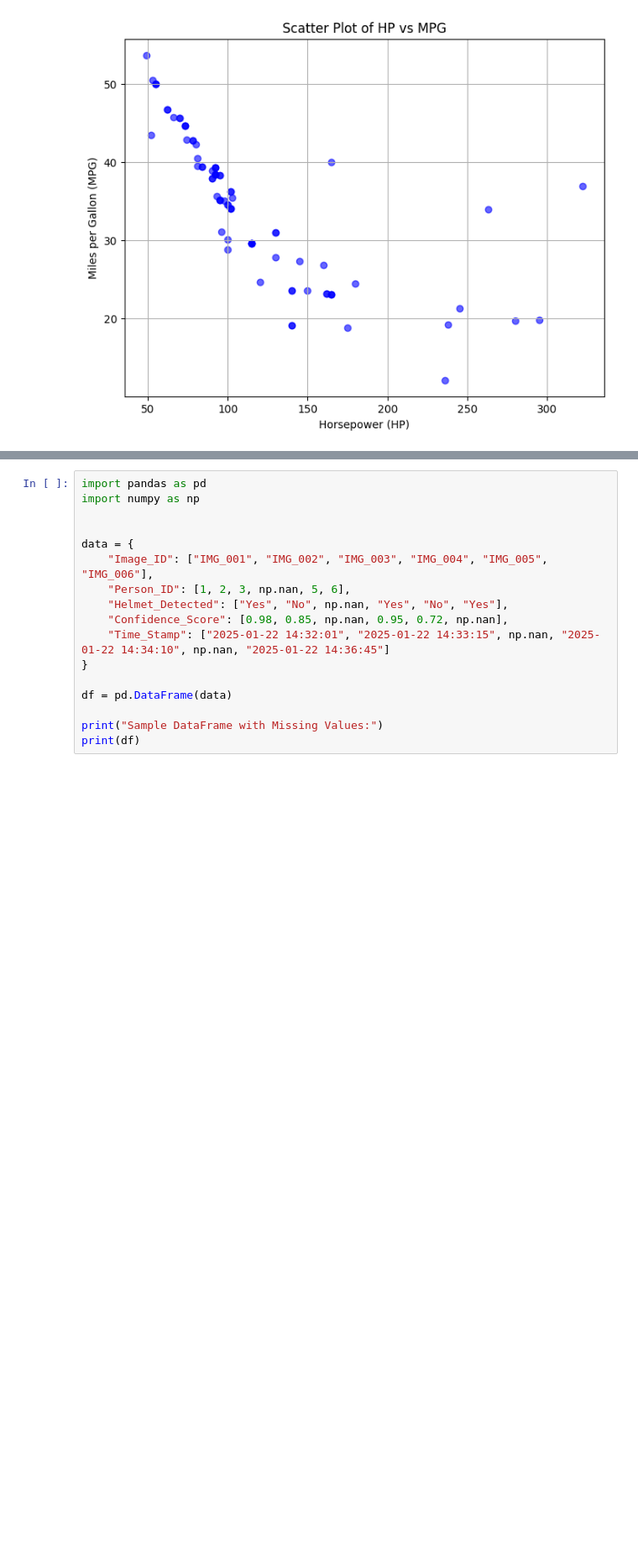
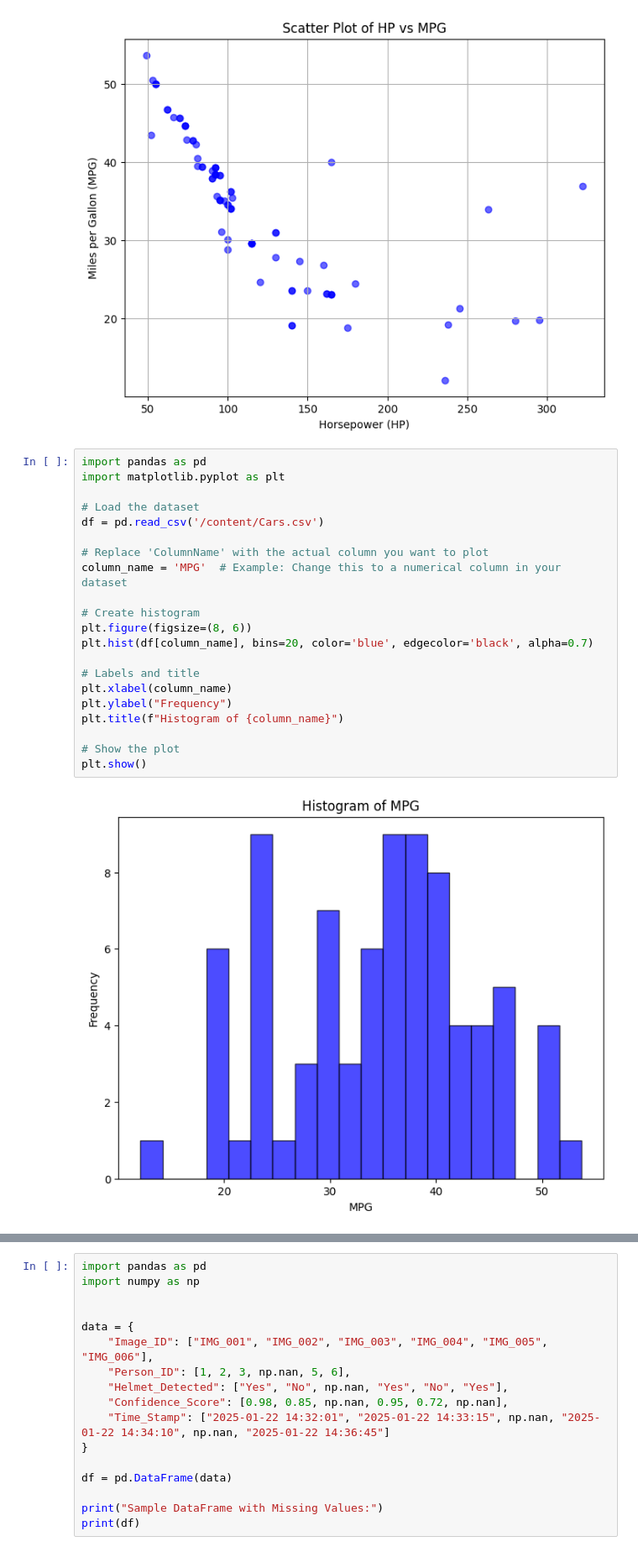
Before and after one commit to harsh-busam04/assignment_ml, a Jupyter notebook: untitled7.ipynb, the cells around one changed output, grey strips where cells are left out. Shown at 84% size. Saved outputs shown, nothing was run; the diff lists cells and outputs as text; blank space fills up the shorter version.

```diff
--- a/untitled7.ipynb
+++ b/untitled7.ipynb
@@ -143,3 +143,26 @@ plt.grid(True)
 plt.show()
 # %% [output]
 [figure]
+# %%
+import pandas as pd
+import matplotlib.pyplot as plt
+
+# Load the dataset
+df = pd.read_csv('/content/Cars.csv')
+
+# Replace 'ColumnName' with the actual column you want to plot
+column_name = 'MPG'  # Example: Change this to a numerical column in your dataset
+
+# Create histogram
+plt.figure(figsize=(8, 6))
+plt.hist(df[column_name], bins=20, color='blue', edgecolor='black', alpha=0.7)
+
+# Labels and title
+plt.xlabel(column_name)
+plt.ylabel("Frequency")
+plt.title(f"Histogram of {column_name}")
+
+# Show the plot
+plt.show()
+# %% [output]
+[figure, added]
```
Also changed, not shown: parts of 1 cell of this notebook.
